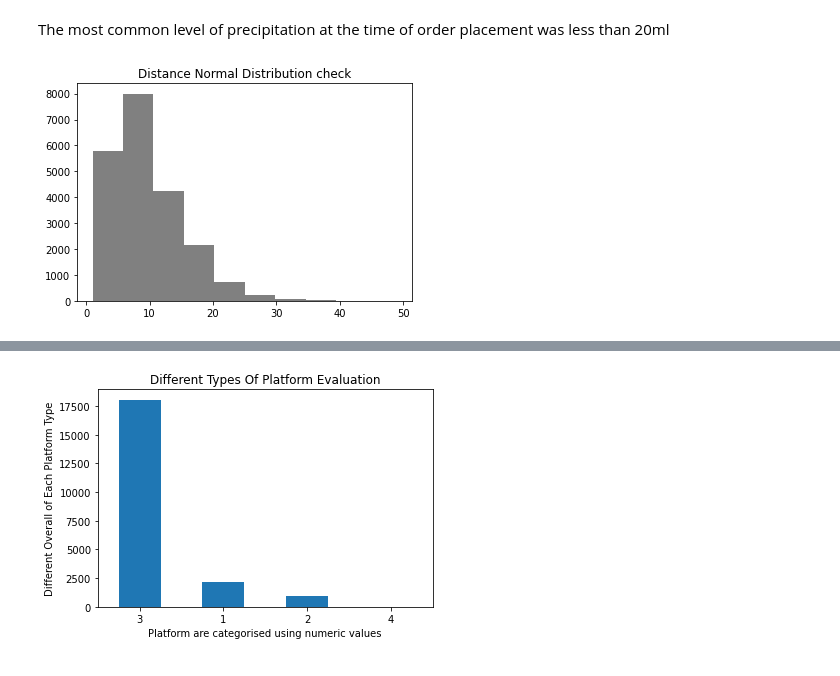
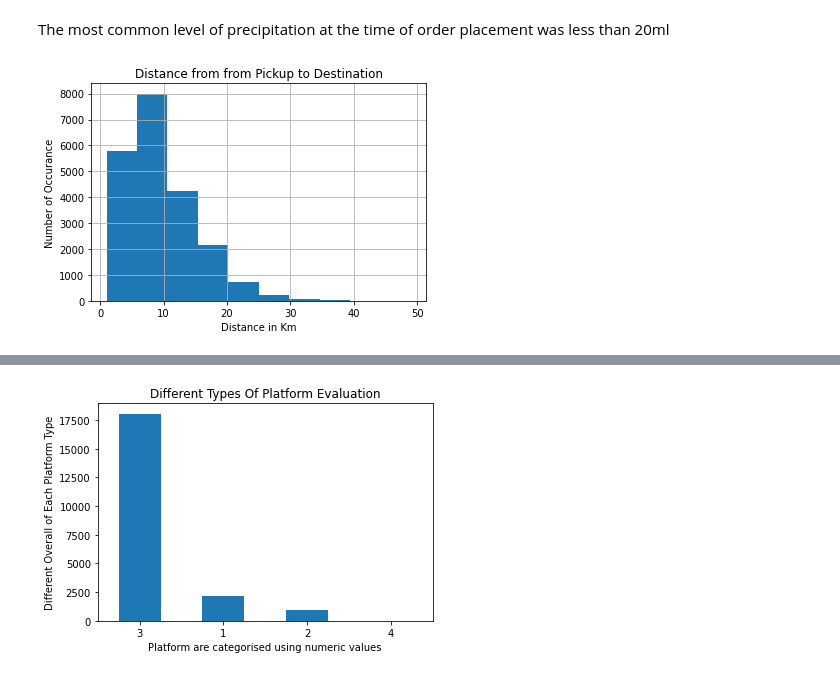
Before and after one commit to Jamakasilwane/EDSA_Zindi_Hackathon, a Jupyter notebook: EDSA_Zindi_Hackathon_notebook.ipynb, the cells around one changed output, grey strips where cells are left out. Cells and saved outputs as stored; diff of their text form; code cells hidden in the pictures.

```diff
--- a/EDSA_Zindi_Hackathon_notebook.ipynb
+++ b/EDSA_Zindi_Hackathon_notebook.ipynb
@@ -193,9 +201,11 @@ plt.show()
 # %% [markdown]
 The most common level of precipitation at the time of order placement was less than 20ml
-# %%
-plt.hist(dataset_train['Distance (KM)'], color='grey', bins=10)
-plt.title("Distance Normal Distribution check")
-plt.show()
-# %% [output]
-[figure, removed]
+# %%
+train['Distance (KM)'].hist(bins = 10)
+plt.xlabel('Distance in Km')
+plt.ylabel('Number of Occurance')
+plt.title('Distance from from Pickup to Destination')
+plt.show()
+# %% [output]
+[figure, added]
 # %% [markdown]
```
Also changed, not shown: parts of 39 cells of this notebook.
